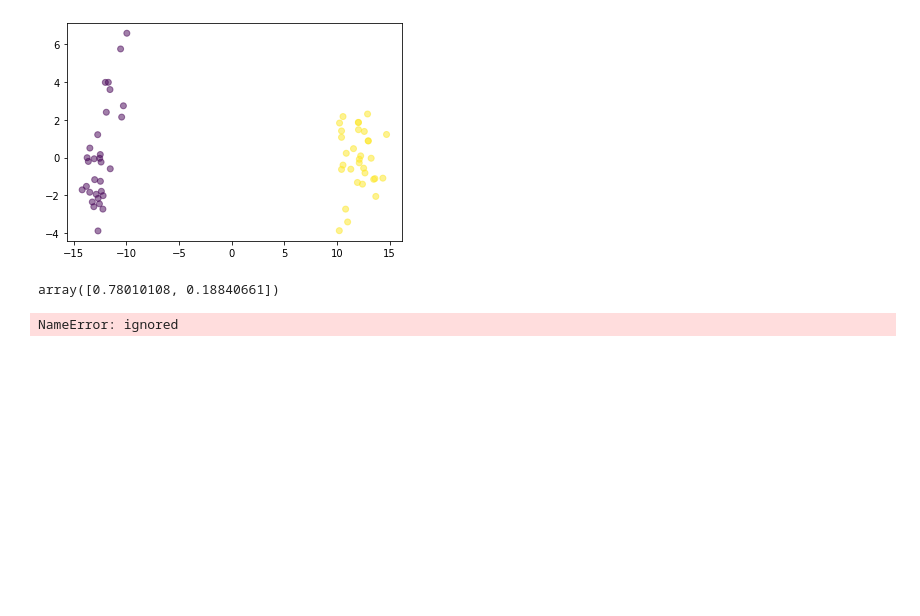
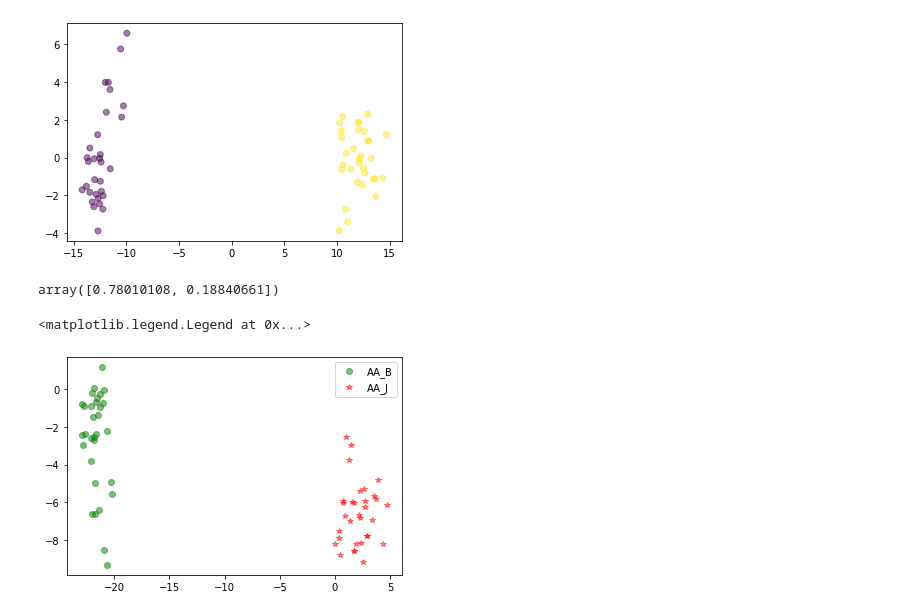
Before and after one commit to chalarm1405/multivariate, a Jupyter notebook: Exam01.ipynb, the cells around one changed output. Cells and saved outputs as stored; diff of their text form; code cells hidden in the pictures; blank space fills up the shorter version.

```diff
--- a/Exam01.ipynb
+++ b/Exam01.ipynb
@@ -181,7 +181,7 @@ color_list
  'I': 8,
  'J': 9}
 # %%
-data_cc = data_test.replace(color_list)
+data_cc = data_PA.replace(color_list)
 # %%
 data_cc
 # %% [output]
@@ -237,7 +237,12 @@ pca.explained_variance_ratio_
 # %% [output]
 array([0.78010108, 0.18840661])
 # %%
-BrandB_pca = pca.transform(cc[cc['brand']==2].iloc[:,1:].to_numpy())
-BrandJ_pca = pca.transform(cc[cc['brand']==4].iloc[:,1:].to_numpy())
+BrandB_pca = pca.transform(test[test['brand']==1].iloc[:,1:].to_numpy())
+BrandJ_pca = pca.transform(test[test['brand']==9].iloc[:,1:].to_numpy())
-# %% [output]
-NameError: ignored
+# %%
+plt.plot(BrandB_pca[:,0],BrandB_pca[:,1],'og',alpha=0.5,label='AA_B')
+plt.plot(BrandJ_pca[:,0],BrandJ_pca[:,1],'*r',alpha=0.5,label='AA_J')
+plt.legend()
+# %% [output]
+<matplotlib.legend.Legend at 0x...>
+[figure, added]
```
Also changed, not shown: parts of 33 cells of this notebook.
